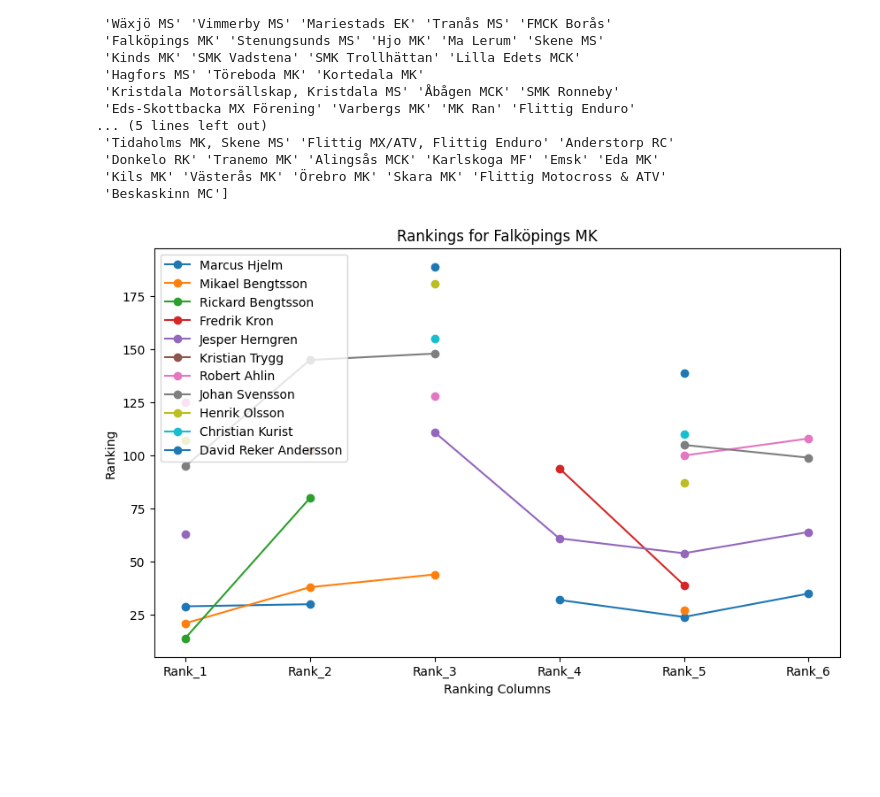
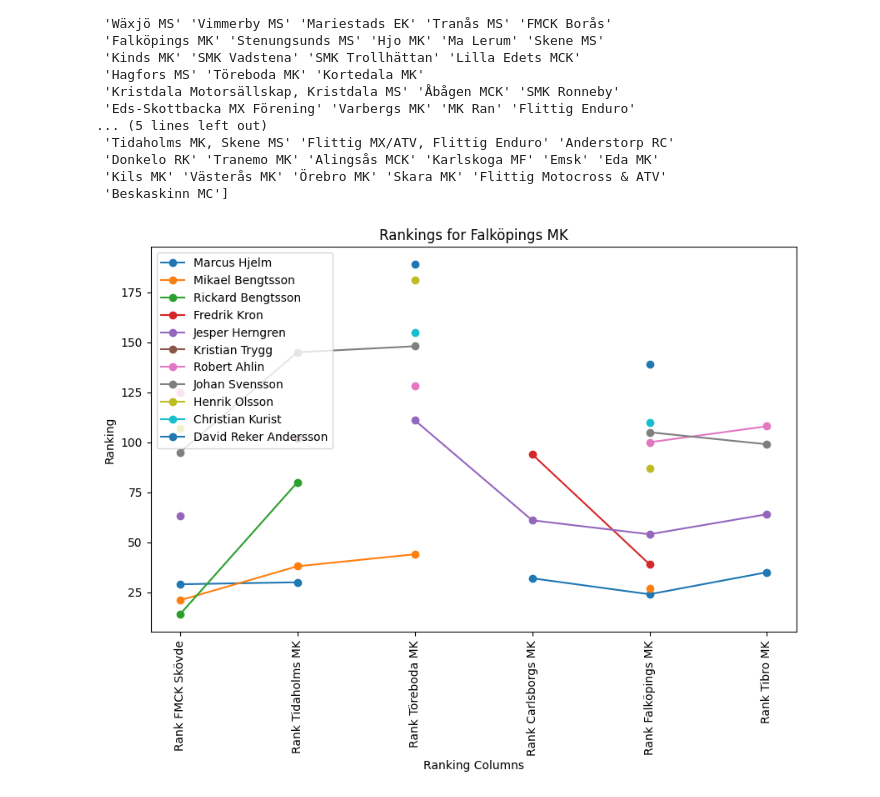
Before and after one commit to RobertAhlin/emx-seeder, a Jupyter notebook: 03 RiderPlot.ipynb, the cells around one changed output. Saved outputs shown, nothing was run; the diff lists cells and outputs as text; code cells hidden in the pictures; blank space fills up the shorter version.

Commit message:
Included Competitions Name in the Notebook

```diff
--- a/03 RiderPlot.ipynb
+++ b/03 RiderPlot.ipynb
@@ -103,33 +113,33 @@ print(unique_klubbs)
 # %%
 import matplotlib.pyplot as plt
 
 # Select a specific Klubb
 selected_klubb = 'Falköpings MK'
 
 # Filter data for the selected Klubb
 klubb_data = ranked_dataframe[ranked_dataframe['Klubb'] == selected_klubb]
 
 # Get all 'Namn' values for the selected Klubb
 namn_values = klubb_data['Namn'].tolist()
 
-# Extract column names for Rank values (assuming columns are named Rank_1 to Rank_6)
-rank_columns = [f'Rank_{i}' for i in range(1, 7)]
+# Extract column names for Rank values (finding columns starting with 'Rank')
+rank_columns = [col for col in klubb_data.columns if col.startswith('Rank')]
 
 # Plot Rank values for each 'Namn' in the selected Klubb
 plt.figure(figsize=(10, 6))
 
 for namn in namn_values:
     # Filter data for each 'Namn'
     rider_data = klubb_data[klubb_data['Namn'] == namn][rank_columns].values.flatten()
 
     # Plot the 'Rank' values for each 'Namn'
     plt.plot(rank_columns, rider_data, marker='o', label=namn)
 
 plt.xlabel('Ranking Columns')
 plt.ylabel('Ranking')
 plt.title(f'Rankings for {selected_klubb}')
 plt.legend()
-plt.xticks(rank_columns)  # Set the x-axis ticks to Rank column names
+plt.xticks(rank_columns, rotation=90)  # Set the x-axis ticks to Rank column names
 plt.show()
 # %% [output]
-[figure, old version]
+[figure, new version]
```
Also changed, not shown: parts of 2 cells of this notebook, 15 other files.
